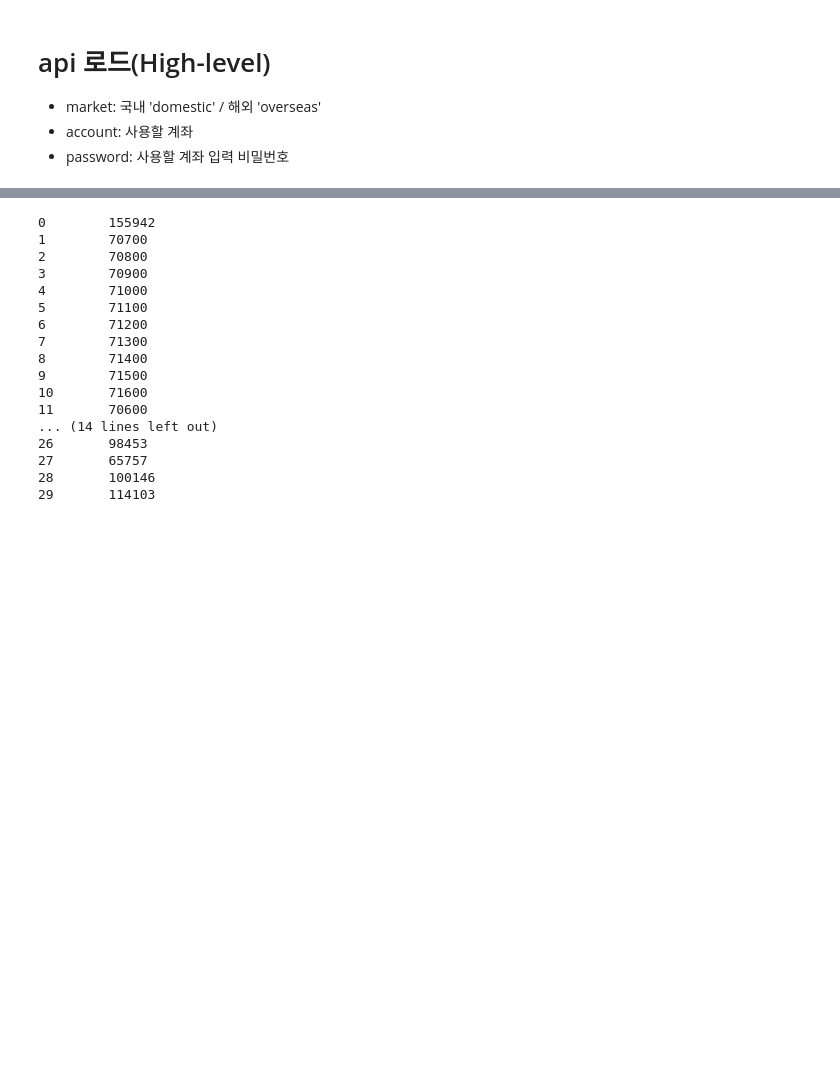
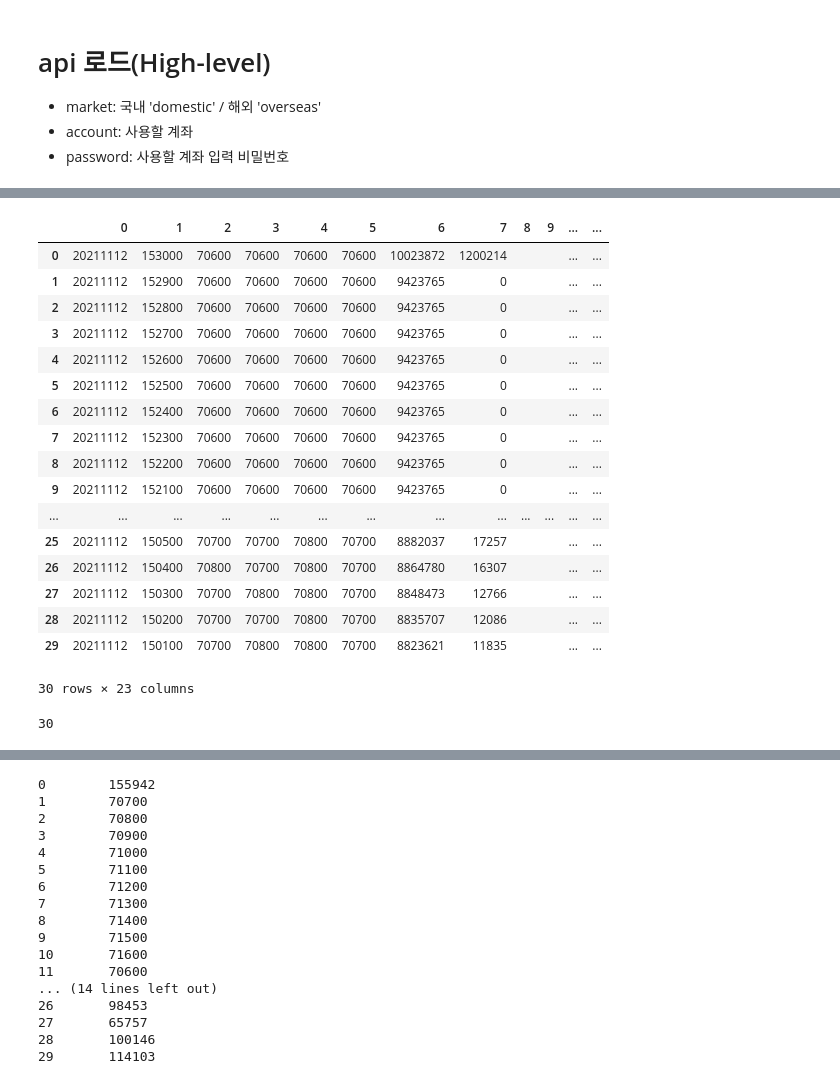
Before and after one commit to softyoungha/pyefriend, a Jupyter notebook: pyefriend_example.ipynb, the cells around one changed output, grey strips where cells are left out. Drawn from its saved outputs; the diff is of its cells as text; code cells hidden in the pictures; blank space fills up the shorter version.

```diff
--- a/pyefriend_example.ipynb
+++ b/pyefriend_example.ipynb
@@ -20,0 +23,34 @@ from datetime import datetime
+# %%
+# 분별차트
+(
+    api
+    .set_data(0, 'J')
+    .set_data(1, '005930')
+    .set_data(2, '60')
+    .request_data('PST01010300')
+)
+
+columns = [dict(index=i, key=f'{i}') for i in range(23)]
+data = api.get_data(multiple=True, columns=columns)
+display(pd.DataFrame(data))
+len(data)
+# %% [output]
+|  | 0 | 1 | 2 | 3 | 4 | 5 | 6 | 7 | 8 | 9 | ... | ... |
+| 0 | 20211112 | 153000 | 70600 | 70600 | 70600 | 70600 | 10023872 | 1200214 |  |  | ... | ... |
+| 1 | 20211112 | 152900 | 70600 | 70600 | 70600 | 70600 | 9423765 | 0 |  |  | ... | ... |
+| 2 | 20211112 | 152800 | 70600 | 70600 | 70600 | 70600 | 9423765 | 0 |  |  | ... | ... |
+| 3 | 20211112 | 152700 | 70600 | 70600 | 70600 | 70600 | 9423765 | 0 |  |  | ... | ... |
+| 4 | 20211112 | 152600 | 70600 | 70600 | 70600 | 70600 | 9423765 | 0 |  |  | ... | ... |
+| 5 | 20211112 | 152500 | 70600 | 70600 | 70600 | 70600 | 9423765 | 0 |  |  | ... | ... |
+| 6 | 20211112 | 152400 | 70600 | 70600 | 70600 | 70600 | 9423765 | 0 |  |  | ... | ... |
+| 7 | 20211112 | 152300 | 70600 | 70600 | 70600 | 70600 | 9423765 | 0 |  |  | ... | ... |
+| 8 | 20211112 | 152200 | 70600 | 70600 | 70600 | 70600 | 9423765 | 0 |  |  | ... | ... |
+| 9 | 20211112 | 152100 | 70600 | 70600 | 70600 | 70600 | 9423765 | 0 |  |  | ... | ... |
+| ... | ... | ... | ... | ... | ... | ... | ... | ... | ... | ... | ... | ... |
+| 25 | 20211112 | 150500 | 70700 | 70700 | 70800 | 70700 | 8882037 | 17257 |  |  | ... | ... |
+| 26 | 20211112 | 150400 | 70800 | 70700 | 70800 | 70700 | 8864780 | 16307 |  |  | ... | ... |
+| 27 | 20211112 | 150300 | 70700 | 70800 | 70800 | 70700 | 8848473 | 12766 |  |  | ... | ... |
+| 28 | 20211112 | 150200 | 70700 | 70700 | 70800 | 70700 | 8835707 | 12086 |  |  | ... | ... |
+| 29 | 20211112 | 150100 | 70700 | 70800 | 70800 | 70700 | 8823621 | 11835 |  |  | ... | ... |
+30 rows × 23 columns
+30
```
Also changed, not shown: parts of 11 cells of this notebook, 4 other files.
